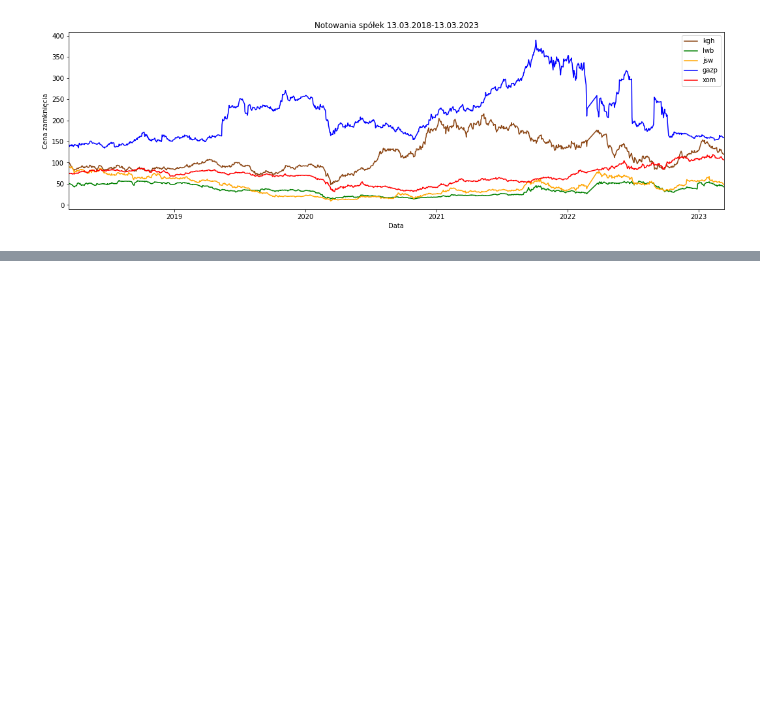
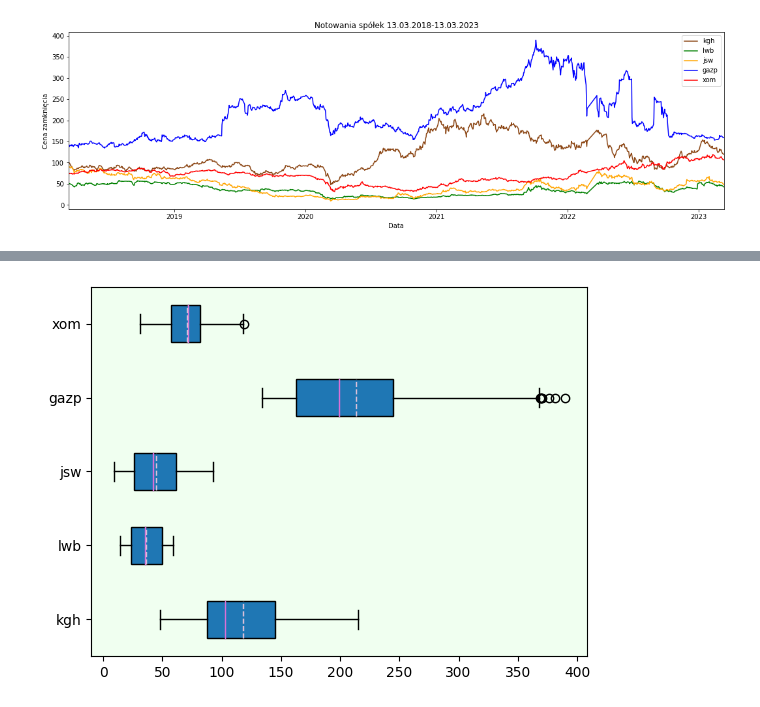
Before and after one commit to KasiaLewandowska/Analiza-portfelowa-spolek-energetycznych, a Jupyter notebook: Projekt_Katarzyna_Lewandowska,_Krzysztof_Niedziejko.ipynb, the cells around one changed output, grey strips where cells are left out. Drawn from its saved outputs; the diff is of its cells as text; code cells hidden in the pictures; blank space fills up the shorter version.

```diff
--- a/Projekt_Katarzyna_Lewandowska,_Krzysztof_Niedziejko.ipynb
+++ b/Projekt_Katarzyna_Lewandowska,_Krzysztof_Niedziejko.ipynb
@@ -234,0 +289,8 @@ plt.show()
+# %%
+spolki = pd.merge(spolka1, spolka2, on="Data", how="outer")
+spolki = pd.merge(spolki, spolka3, on="Data", how="outer")
+spolki = pd.merge(spolki, spolka4, on="Data", how="outer")
+spolki = pd.merge(spolki, spolka5, on="Data", how="outer")
+
+brakujaca_data = spolki[spolki.iloc[:, 1:].isnull().any(axis=1)]
+brakujaca_data
@@ -234,0 +329,5 @@ plt.show()
+# %%
+spolki['Data'] = pd.to_datetime(spolki['Data'], format='%Y-%m-%d')
+spolki = spolki.sort_values('Data', ascending=True)
+spolki.set_index('Data', inplace=True)
+spolki
@@ -234,0 +349,2 @@ plt.show()
+# %%
+spolki_interpolacja = spolki.interpolate(method='linear', limit_direction='both')
@@ -234,0 +408,17 @@ plt.show()
+# %%
+import matplotlib.pyplot as plt
+from matplotlib import colors
+import seaborn as sns
+
+fig, ax = plt.subplots()
+ax.boxplot((spolki_interpolacja['kgh'], spolki_interpolacja['lwb'], spolki_interpolacja['jsw'], spolki_interpolacja['gazp'], spolki_interpolacja['xom']),
+           vert=False, showmeans=True, showfliers=True, meanline=True,
+           labels=('kgh', 'lwb', 'jsw', 'gazp', 'xom'), patch_artist=True,
+           medianprops={'linewidth': 1, 'color': 'orchid'},
+           meanprops={'linewidth': 1, 'color': 'thistle'})
+ax.set_facecolor("honeydew")
+plt.show()
+
+#gazprom i exxon posiadają outliery (kółka)
+# %% [output]
+[figure, added]
```
Also changed, not shown: parts of 42 cells of this notebook.
